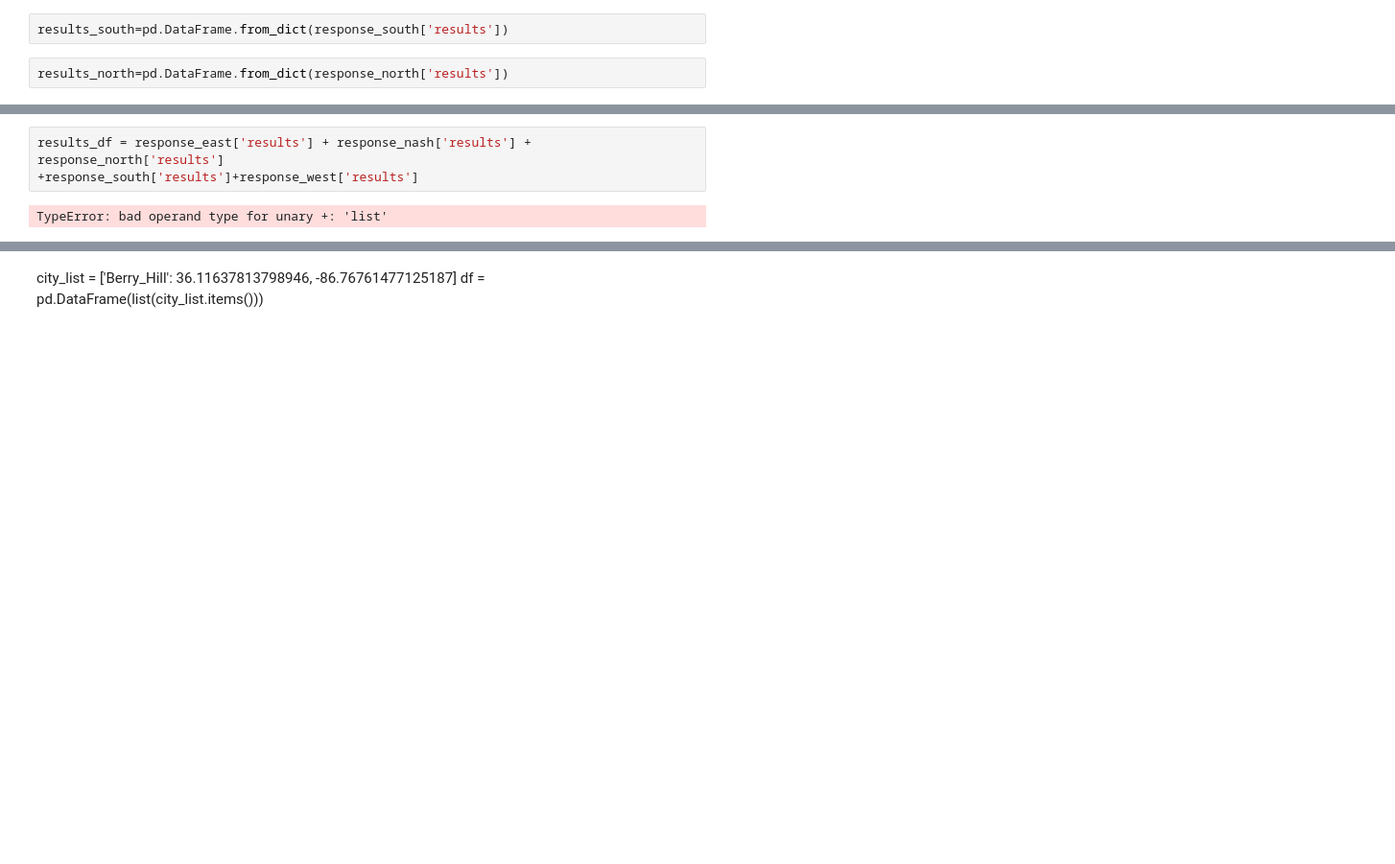
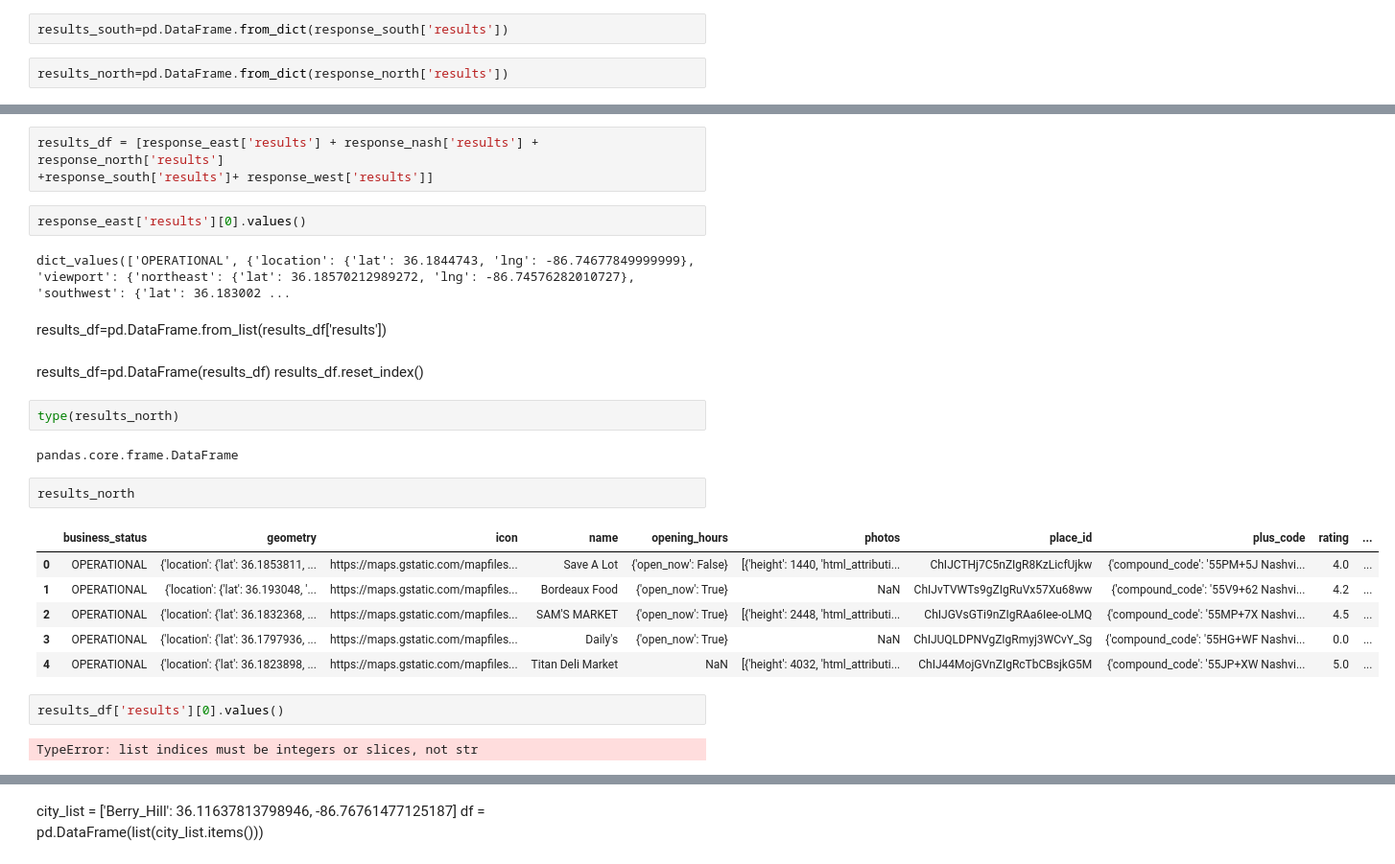
Before and after one commit to Jess-Morrison/Capstone, a Jupyter notebook: Capstone Web Scraping.ipynb, the cells around one changed output, grey strips where cells are left out. Shown at 96% size. Saved outputs shown, nothing was run; the diff lists cells and outputs as text; blank space fills up the shorter version.

Commit message:
Last set of Data

```diff
--- a/Capstone Web Scraping.ipynb
+++ b/Capstone Web Scraping.ipynb
@@ -273,8 +310,32 @@ results_north=pd.DataFrame.from_dict(response_north['results'])
 # %%
-results_df = response_east['results'] + response_nash['results'] + response_north['results']
-+response_south['results']+response_west['results']
+results_df = [response_east['results'] + response_nash['results'] + response_north['results']
++response_south['results']+ response_west['results']]
-# %% [output]
-TypeError: bad operand type for unary +: 'list'
+# %%
+response_east['results'][0].values()
+# %% [output]
+dict_values(['OPERATIONAL', {'location': {'lat': 36.1844743, 'lng': -86.74677849999999}, 'viewport': {'northeast': {'lat': 36.18570212989272, 'lng': -86.74576282010727}, 'southwest': {'lat': 36.183002 ...
+# %% [markdown]
+results_df=pd.DataFrame.from_list(results_df['results'])
+# %% [markdown]
+results_df=pd.DataFrame(results_df)
+results_df.reset_index()
+# %%
+type(results_north)
+# %% [output]
+pandas.core.frame.DataFrame
+# %%
+results_north
+# %% [output]
+|  | business_status | geometry | icon | name | opening_hours | photos | place_id | plus_code | rating | ... |
+| 0 | OPERATIONAL | {'location': {'lat': 36.1853811, ... | https://maps.gstatic.com/mapfiles... | Save A Lot | {'open_now': False} | [{'height': 1440, 'html_attributi... | ChIJCTHj7C5nZIgR8KzLicfUjkw | {'compound_code': '55PM+5J Nashvi... | 4.0 | ... |
+| 1 | OPERATIONAL | {'location': {'lat': 36.193048, '... | https://maps.gstatic.com/mapfiles... | Bordeaux Food | {'open_now': True} | NaN | ChIJvTVWTs9gZIgRuVx57Xu68ww | {'compound_code': '55V9+62 Nashvi... | 4.2 | ... |
+| 2 | OPERATIONAL | {'location': {'lat': 36.1832368, ... | https://maps.gstatic.com/mapfiles... | SAM'S MARKET | {'open_now': True} | [{'height': 2448, 'html_attributi... | ChIJGVsGTi9nZIgRAa6Iee-oLMQ | {'compound_code': '55MP+7X Nashvi... | 4.5 | ... |
+| 3 | OPERATIONAL | {'location': {'lat': 36.1797936, ... | https://maps.gstatic.com/mapfiles... | Daily's | {'open_now': True} | NaN | ChIJUQLDPNVgZIgRmyj3WCvY_Sg | {'compound_code': '55HG+WF Nashvi... | 0.0 | ... |
+| 4 | OPERATIONAL | {'location': {'lat': 36.1823898, ... | https://maps.gstatic.com/mapfiles... | Titan Deli Market | NaN | [{'height': 4032, 'html_attributi... | ChIJ44MojGVnZIgRcTbCBsjkG5M | {'compound_code': '55JP+XW Nashvi... | 5.0 | ... |
+# %%
+results_df['results'][0].values()
+# %% [output]
+TypeError: list indices must be integers or slices, not str
 # %%
 results_nash=pd.DataFrame.from_dict(response_nash['results'])
 results_nash
```
Also changed, not shown: parts of 16 cells of this notebook.
